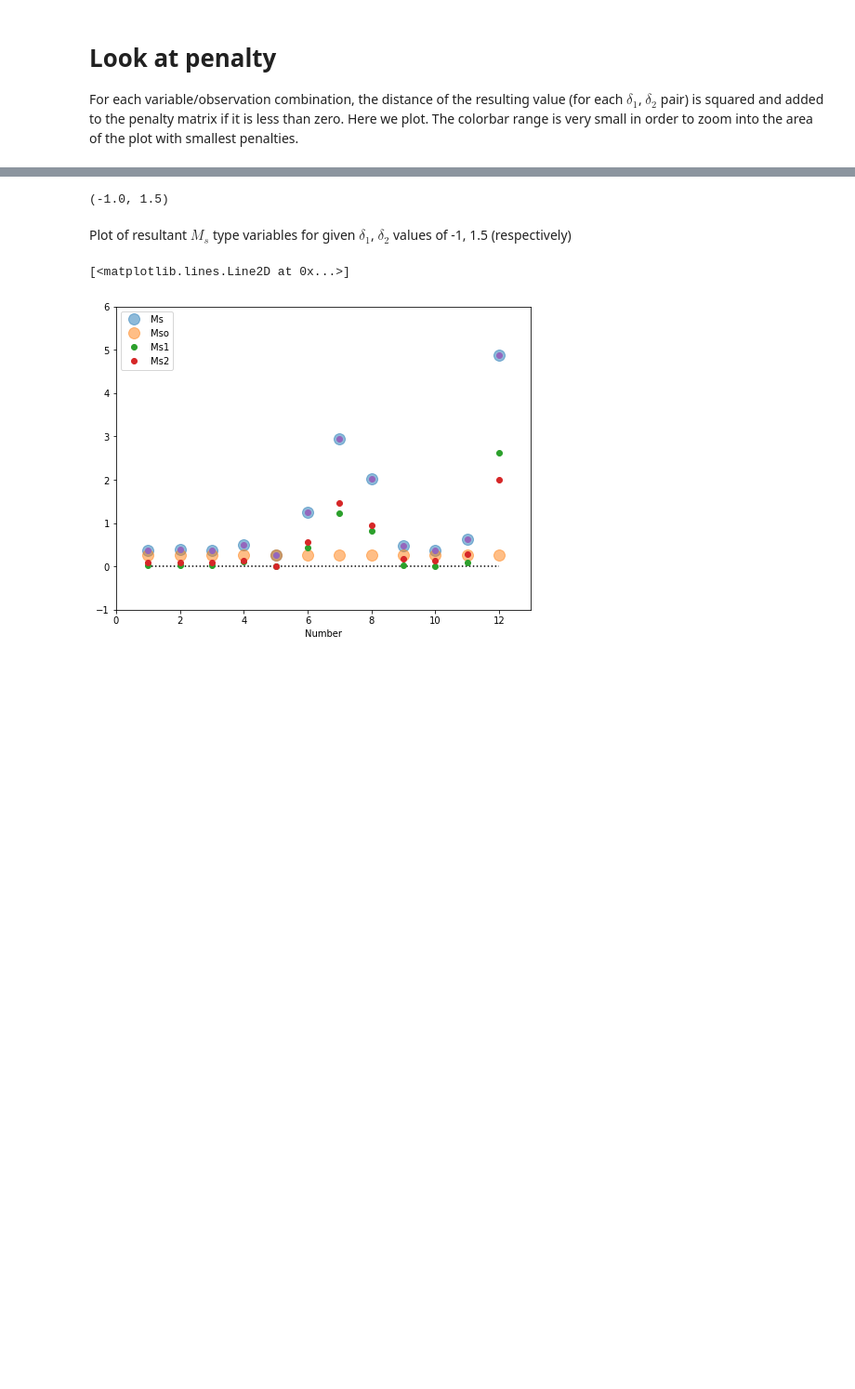
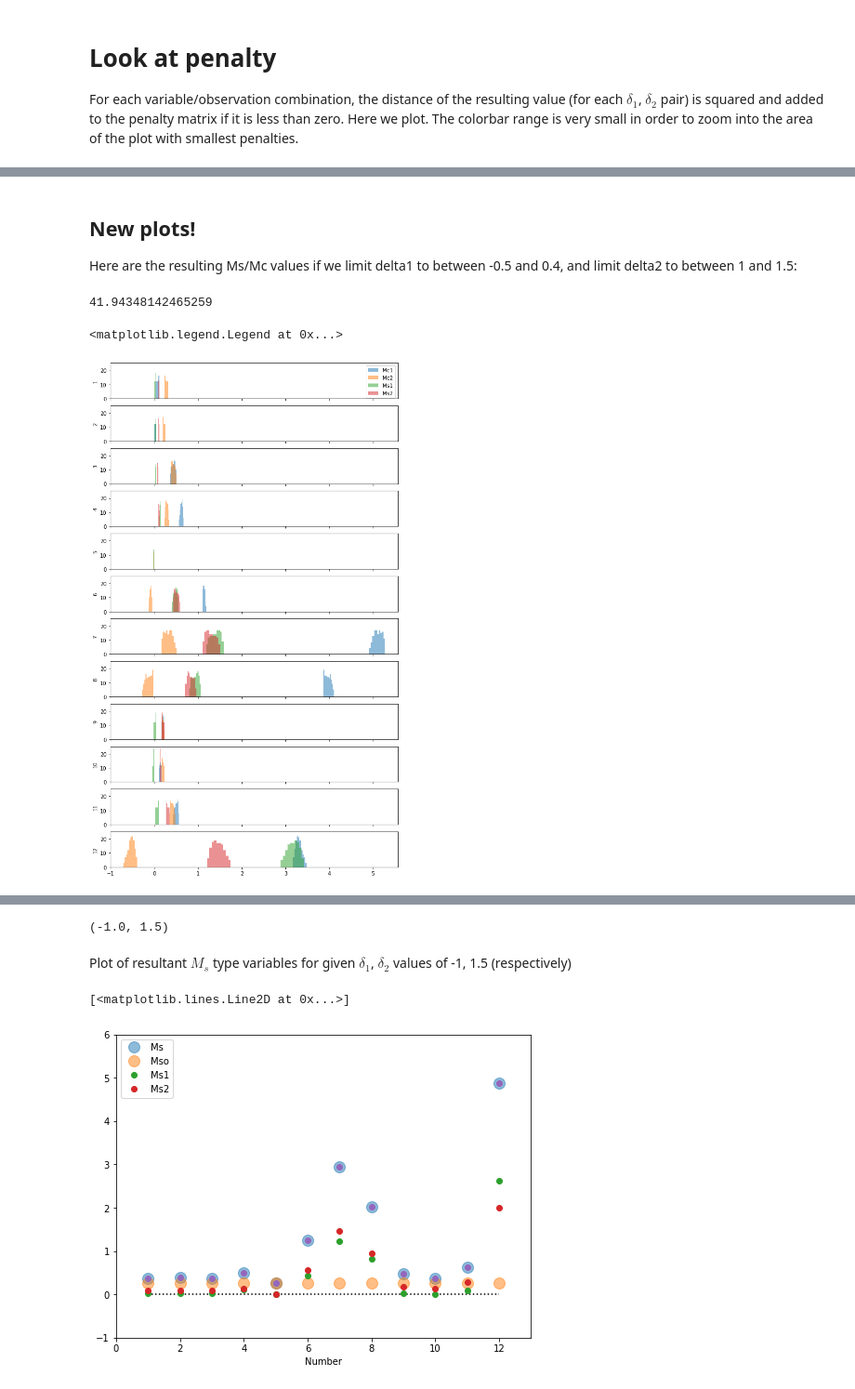
Before and after one commit to kthyng/janelle2019, a Jupyter notebook: Analysis.ipynb, the cells around one changed output, grey strips where cells are left out. Shown at 93% size. Saved outputs shown, nothing was run; the diff lists cells and outputs as text; code cells hidden in the pictures; blank space fills up the shorter version.

```diff
--- a/Analysis.ipynb
+++ b/Analysis.ipynb
@@ -129,0 +129,20 @@ penalty[-1,0]  # among the smallest penalties
+# %% [markdown]
+## New plots!
+
+Here are the resulting Ms/Mc values if we limit delta1 to between -0.5 and 0.4, and limit delta2 to between 1 and 1.5:
+# %%
+fig, axes = plt.subplots(nobs, 1, sharex=True, sharey=True, figsize=(10,18))
+
+inds = (de1 > -0.5) & (de1 < -0.4) & (de2 > 1) & (de2 < 1.5)
+
+for i in range(nobs):
+    axes[i].hist(Mc1[inds,i], alpha=0.5)
+    axes[i].hist(Mc2[inds,i], alpha=0.5)
+    axes[i].hist(Ms1[inds,i], alpha=0.5)
+    axes[i].hist(Ms2[inds,i], alpha=0.5)
+    axes[i].set_ylabel(i+1)
+axes[0].legend(['Mc1', 'Mc2', 'Ms1', 'Ms2'], loc='best');
+# %% [output]
+41.94348142465259
+<matplotlib.legend.Legend at 0x...>
+[figure, added]
```
Also changed, not shown: parts of 8 cells of this notebook.
